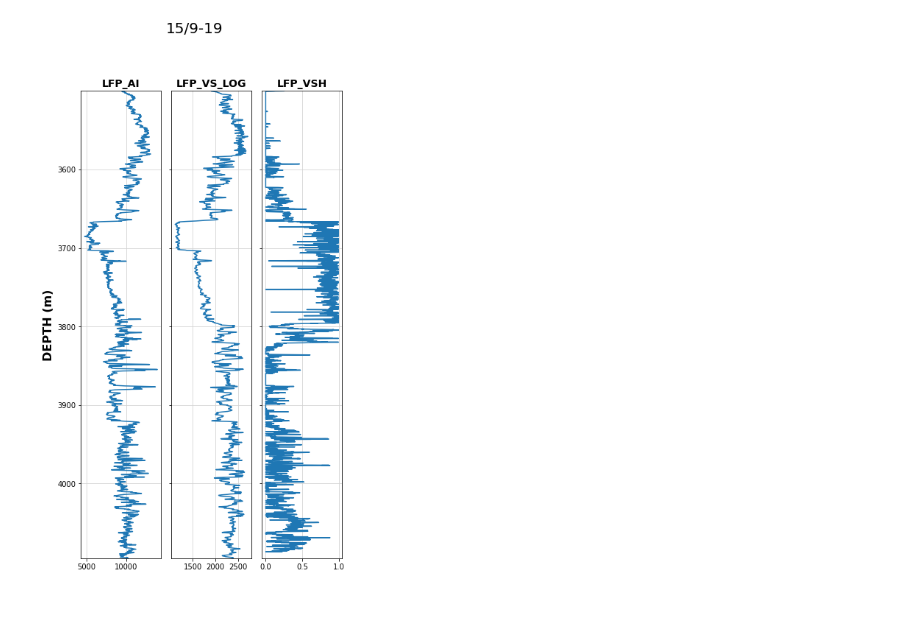
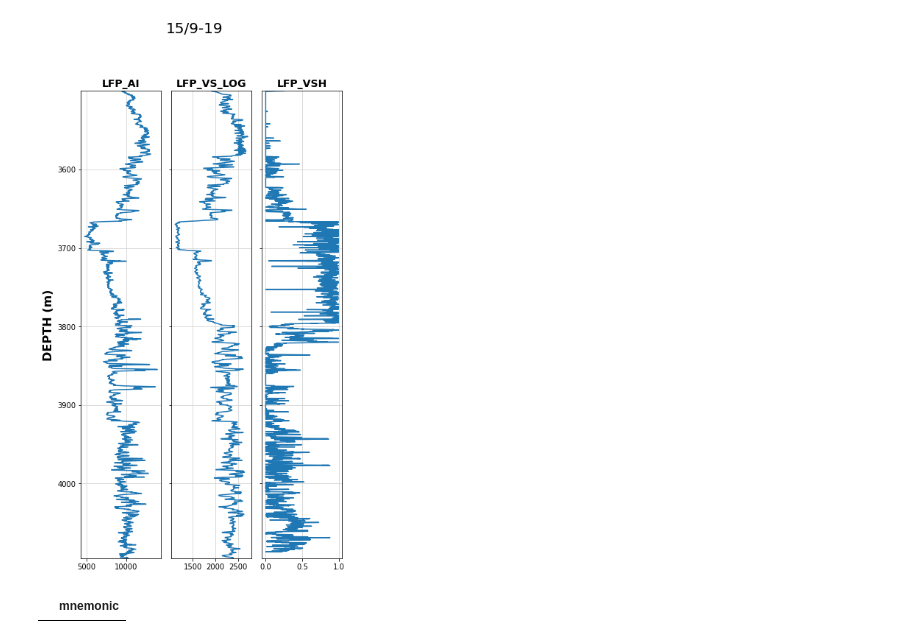
Before and after one commit to andymcdgeo/pywells, a Jupyter notebook: notebooks/testing_notebook.ipynb, the cells around one changed output. Saved outputs shown, nothing was run; the diff lists cells and outputs as text; code cells hidden in the pictures; blank space fills up the shorter version.

```diff
--- a/notebooks/testing_notebook.ipynb
+++ b/notebooks/testing_notebook.ipynb
@@ -78,3 +78,7 @@ Index(['DEPTH', 'LFP_AI', 'LFP_AI_B', 'LFP_AI_G', 'LFP_AI_LOG', 'LFP_AI_O',
 plot.create_plot(well.wellname, well_data, ['LFP_AI', 'LFP_VS_LOG', 'LFP_VSH'], 'DEPTH')
 # %% [output]
 [figure]
+# %%
+well.param_table()
+# %% [output]
+|  | mnemonic |
```
Also changed, not shown: parts of 7 cells of this notebook, 5 other files.
